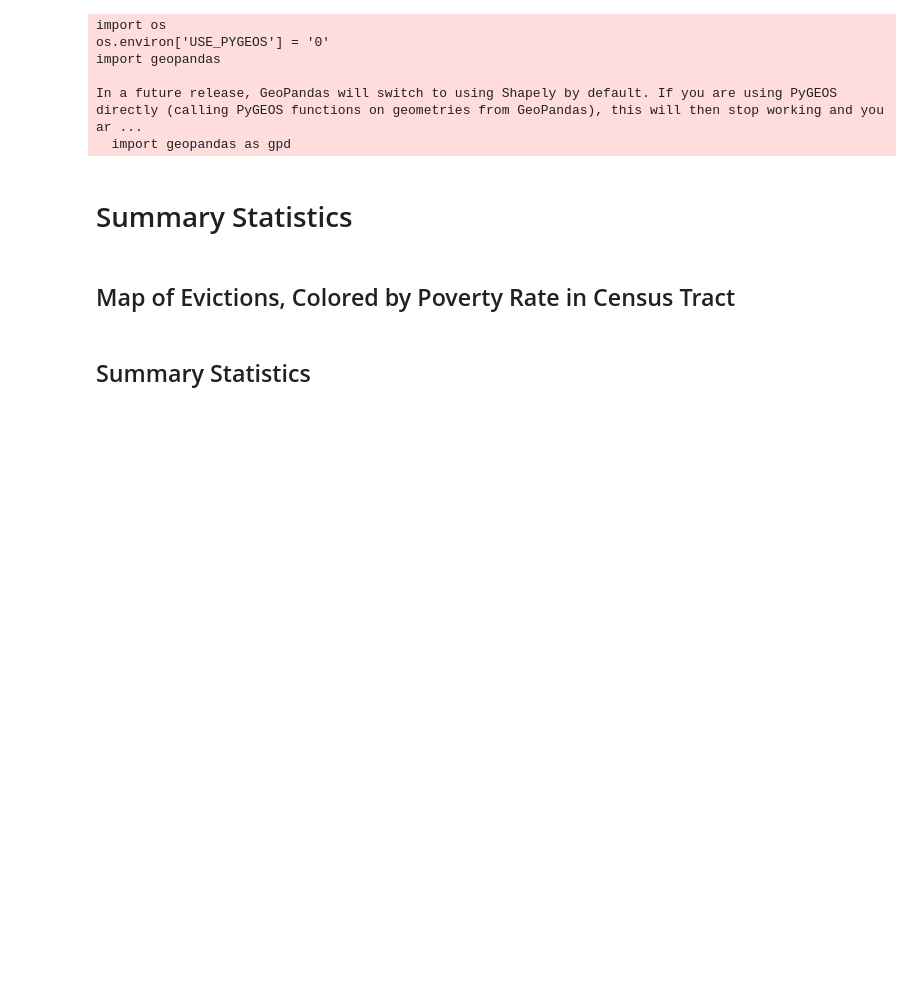
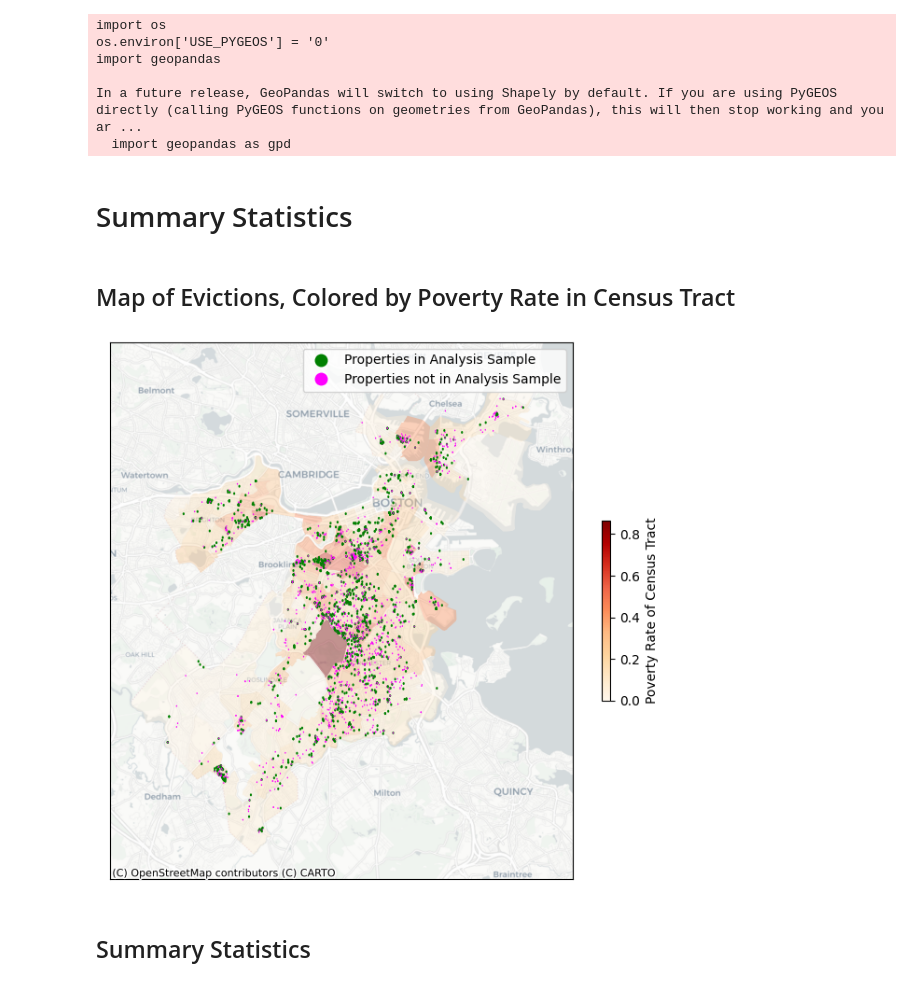
Before and after one commit to arjun-shanmugam/seniorthesis, a Jupyter notebook: src/5_summary_statistics.ipynb, the cells around one changed output. Drawn from its saved outputs; the diff is of its cells as text; code cells hidden in the pictures; blank space fills up the shorter version.

```diff
--- a/src/5_summary_statistics.ipynb
+++ b/src/5_summary_statistics.ipynb
@@ -42,6 +40,6 @@ df = pd.read_csv(INPUT_DATA_PANEL_FULL_SAMPLE)
 # %%
 # Read unrestricted dataset into memory.
-df = pd.read_csv(INPUT_DATA_PANEL_FULL_SAMPLE)
+df = pd.read_csv(INPUT_DATA_PANEL_FULL_SAMPLE, low_memory=False)
 df = df.reset_index() # So we can use 'case_number' like a column
 
 # Create spatial data
@@ -56,33 +54,35 @@ df = df.to_crs("EPSG:3857")
 fig, ax = plt.subplots(figsize=(8, 10))
 ax.set_yticklabels([])
 ax.set_yticks([])
 ax.set_xticklabels([])
 ax.set_xticks([])
 
 # Color census tracts by poverty rate.
 boston_tracts_gdf = gpd.read_file(INPUT_DATA_BOSTON_TRACTS_SHAPEFILE)[['GEOID10', 'geometry']].set_index('GEOID10')
 boston_tracts_gdf.index = boston_tracts_gdf.index.astype(int)
 tract_poverty_rates_df = pd.read_csv(INPUT_DATA_TRACTS, usecols=['tract_geoid', 'poor_share2010'],
                                      index_col='tract_geoid')
 boston_tracts_gdf = pd.concat([boston_tracts_gdf, tract_poverty_rates_df], axis=1).dropna(
     subset=['geometry', 'poor_share2010']).drop(index=[25025990101, 25025980101])
 boston_tracts_gdf.plot(ax=ax, column=boston_tracts_gdf['poor_share2010'], cmap='OrRd', alpha=0.4, legend=True,
                        legend_kwds={'label': "Poverty Rate of Census Tract",
                                     'shrink': 0.25})
 boston_tracts_gdf = boston_tracts_gdf.reset_index()
 
 df.loc[:, 'main_analysis_sample'] = df['main_analysis_sample'].replace({1: "Properties in Analysis Sample", 0: "Properties not in Analysis Sample"})
 df.plot(ax=ax,
         column="main_analysis_sample",
         legend=True,
         cmap=colors.ListedColormap(['green', 'magenta']))
 
 cx.add_basemap(ax=ax, crs="EPSG:3857", source='CartoDB.Positron')
 
 
 
 
 figure_utilities.save_figure_and_close(fig, os.path.join(OUTPUT_FIGURES, "evictions_map.png"))
+# %% [output]
+[figure, added]
 # %% [markdown]
 ## Summary Statistics
 # %%
```
Also changed, not shown: parts of 4 cells of this notebook, 1 other file.
